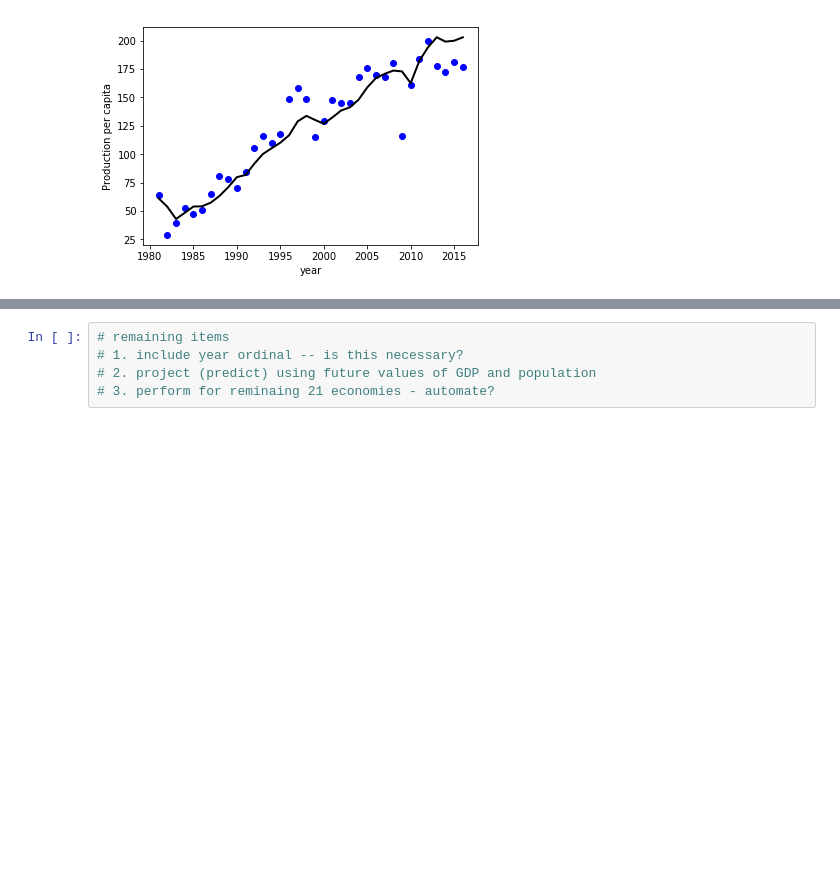
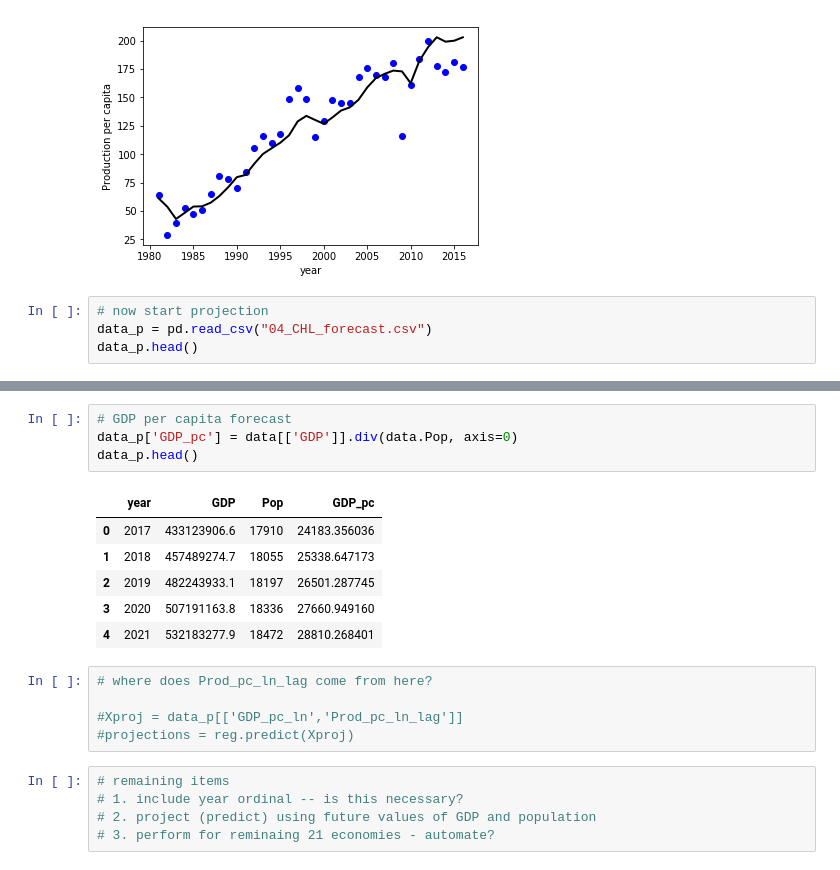
Before and after one commit to wogandavid/python_regressions, a Jupyter notebook: industry/CHL_clean.ipynb, the cells around one changed output, grey strips where cells are left out. Cells and saved outputs as stored; diff of their text form; blank space fills up the shorter version.

Commit message:
Started forecasting part
But got stuck when I realized I don't know how to deal with the lag term.

In Excel file "python" worksheet is how it should work.

```diff
--- a/industry/CHL_clean.ipynb
+++ b/industry/CHL_clean.ipynb
@@ -177,3 +183,7 @@ plt.ylabel("Production per capita")
 plt.show()
 # %% [output]
 [figure]
+# %%
+# now start projection
+data_p = pd.read_csv("04_CHL_forecast.csv")
+data_p.head()
@@ -180,3 +197,19 @@ plt.show()
+# %%
+# GDP per capita forecast
+data_p['GDP_pc'] = data[['GDP']].div(data.Pop, axis=0)
+data_p.head()
+# %% [output]
+|  | year | GDP | Pop | GDP_pc |
+| 0 | 2017 | 433123906.6 | 17910 | 24183.356036 |
+| 1 | 2018 | 457489274.7 | 18055 | 25338.647173 |
+| 2 | 2019 | 482243933.1 | 18197 | 26501.287745 |
+| 3 | 2020 | 507191163.8 | 18336 | 27660.949160 |
+| 4 | 2021 | 532183277.9 | 18472 | 28810.268401 |
+# %%
+# where does Prod_pc_ln_lag come from here?
+
+#Xproj = data_p[['GDP_pc_ln','Prod_pc_ln_lag']]
+#projections = reg.predict(Xproj)
 # %%
 # remaining items
 # 1. include year ordinal -- is this necessary?
```
Also changed, not shown: parts of 4 cells of this notebook, 1 other file.
